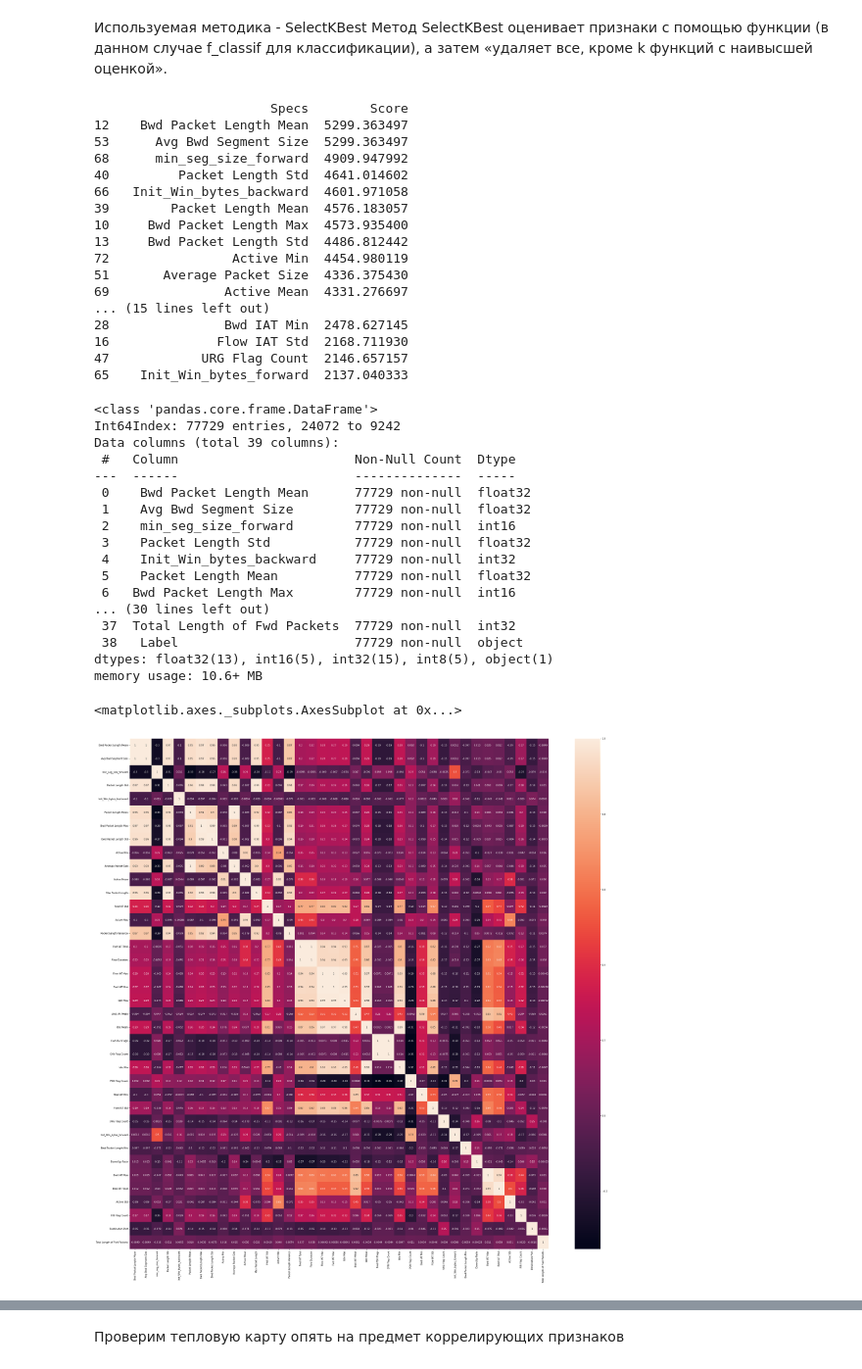
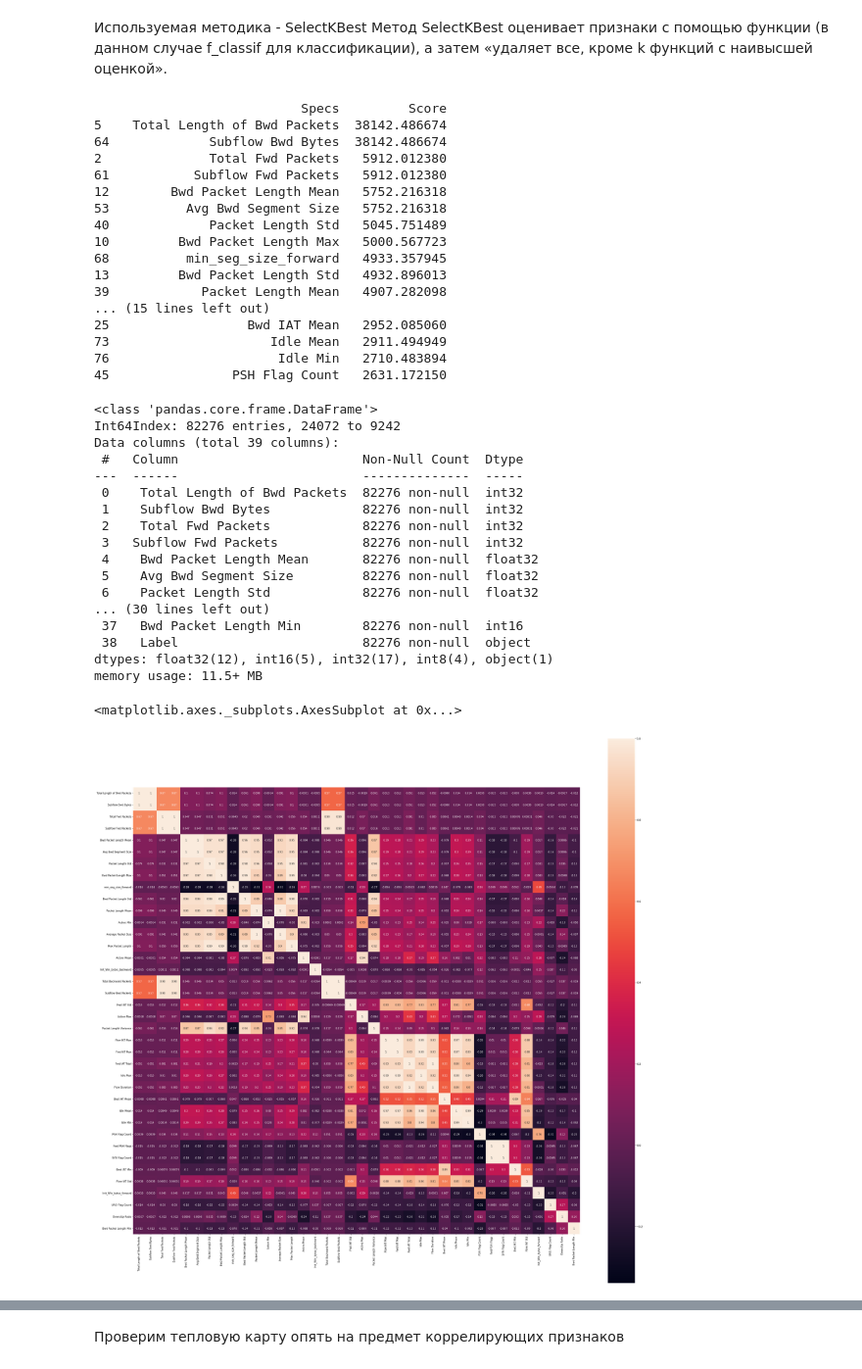
Before and after one commit to ccataha/Misaki, a Jupyter notebook: test_master.ipynb, the cells around one changed output, grey strips where cells are left out. Shown at 98% size. Saved outputs shown, nothing was run; the diff lists cells and outputs as text; code cells hidden in the pictures.

```diff
--- a/test_master.ipynb
+++ b/test_master.ipynb
@@ -265,8 +265,7 @@ Name:  Label, dtype: int64
 #attack = data[data[' Label'] != 'Heartbleed']
 #data = pd.concat([attack, HB])
 # %%
-
-benign = data[data[' Label'] == 'BENIGN'].sample(frac=0.004).reset_index(drop=True)
+benign = data[data[' Label'] == 'BENIGN'].sample(frac=0.006).reset_index(drop=True)
 attack = data[data[' Label'] != 'BENIGN']
 data = pd.concat([attack, benign])
 #print(data[' Label'].value_counts(), "\n")
@@ -387,23 +386,23 @@ featureScores = pd.concat([dfcolumns,dfscores],axis=1)
 featureScores.columns = ['Specs','Score']  #naming the dataframe columns
 print(featureScores.nlargest(30,'Score'))  #print 10 best features
 # %% [output]
-                       Specs        Score
-12    Bwd Packet Length Mean  5299.363497
-53      Avg Bwd Segment Size  5299.363497
-68      min_seg_size_forward  4909.947992
-40         Packet Length Std  4641.014602
-66   Init_Win_bytes_backward  4601.971058
-39        Packet Length Mean  4576.183057
-10     Bwd Packet Length Max  4573.935400
-13     Bwd Packet Length Std  4486.812442
-72                Active Min  4454.980119
-51       Average Packet Size  4336.375430
-69               Active Mean  4331.276697
+                           Specs         Score
+5    Total Length of Bwd Packets  38142.486674
+64             Subflow Bwd Bytes  38142.486674
+2              Total Fwd Packets   5912.012380
+61           Subflow Fwd Packets   5912.012380
+12        Bwd Packet Length Mean   5752.216318
+53          Avg Bwd Segment Size   5752.216318
+40             Packet Length Std   5045.751489
+10         Bwd Packet Length Max   5000.567723
+68          min_seg_size_forward   4933.357945
+13         Bwd Packet Length Std   4932.896013
+39            Packet Length Mean   4907.282098
 ... (15 lines left out)
-28               Bwd IAT Min  2478.627145
-16              Flow IAT Std  2168.711930
-47            URG Flag Count  2146.657157
-65    Init_Win_bytes_forward  2137.040333
+25                  Bwd IAT Mean   2952.085060
+73                     Idle Mean   2911.494949
+76                      Idle Min   2710.483894
+45                PSH Flag Count   2631.172150
 # %%
 feature = pd.DataFrame()
 n = len(featureScores['Specs'])
@@ -414,28 +413,28 @@ feature[' Label'] = data[' Label']
 feature.info()
 # %% [output]
 <class 'pandas.core.frame.DataFrame'>
-Int64Index: 77729 entries, 24072 to 9242
+Int64Index: 82276 entries, 24072 to 9242
 Data columns (total 39 columns):
- #   Column                       Non-Null Count  Dtype
----  ------                       --------------  -----
- 0    Bwd Packet Length Mean      77729 non-null  float32
- 1    Avg Bwd Segment Size        77729 non-null  float32
- 2    min_seg_size_forward        77729 non-null  int16
- 3    Packet Length Std           77729 non-null  float32
- 4    Init_Win_bytes_backward     77729 non-null  int32
- 5    Packet Length Mean          77729 non-null  float32
- 6   Bwd Packet Length Max        77729 non-null  int16
+ #   Column                        Non-Null Count  Dtype
+---  ------                        --------------  -----
+ 0    Total Length of Bwd Packets  82276 non-null  int32
+ 1    Subflow Bwd Bytes            82276 non-null  int32
+ 2    Total Fwd Packets            82276 non-null  int32
+ 3   Subflow Fwd Packets           82276 non-null  int32
+ 4    Bwd Packet Length Mean       82276 non-null  float32
+ 5    Avg Bwd Segment Size         82276 non-null  float32
+ 6    Packet Length Std            82276 non-null  float32
 ... (30 lines left out)
- 37  Total Length of Fwd Packets  77729 non-null  int32
- 38   Label                       77729 non-null  object
-dtypes: float32(13), int16(5), int32(15), int8(5), object(1)
-memory usage: 10.6+ MB
+ 37   Bwd Packet Length Min        82276 non-null  int16
+ 38   Label                        82276 non-null  object
+dtypes: float32(12), int16(5), int32(17), int8(4), object(1)
+memory usage: 11.5+ MB
 # %%
 fig= plt.figure(figsize=(40,40))
-sns.heatmap(feature.corr(), annot=True)
+sns.heatmap(feature.corr(), annot=True, square=True)
 # %% [output]
 <matplotlib.axes._subplots.AxesSubplot at 0x...>
-[figure, old version]
+[figure, new version]
 # %% [markdown]
 Корреляция, статистический метод, который определяет, как одна переменная перемещается / изменяется по отношению к другой переменной. Когда у нас есть сильно коррелированные функции в наборе данных, это увеличивает дисперсию и ненадежность. Коррелеяция замечена с признаками:
 
```
Also changed, not shown: parts of 37 cells of this notebook.
